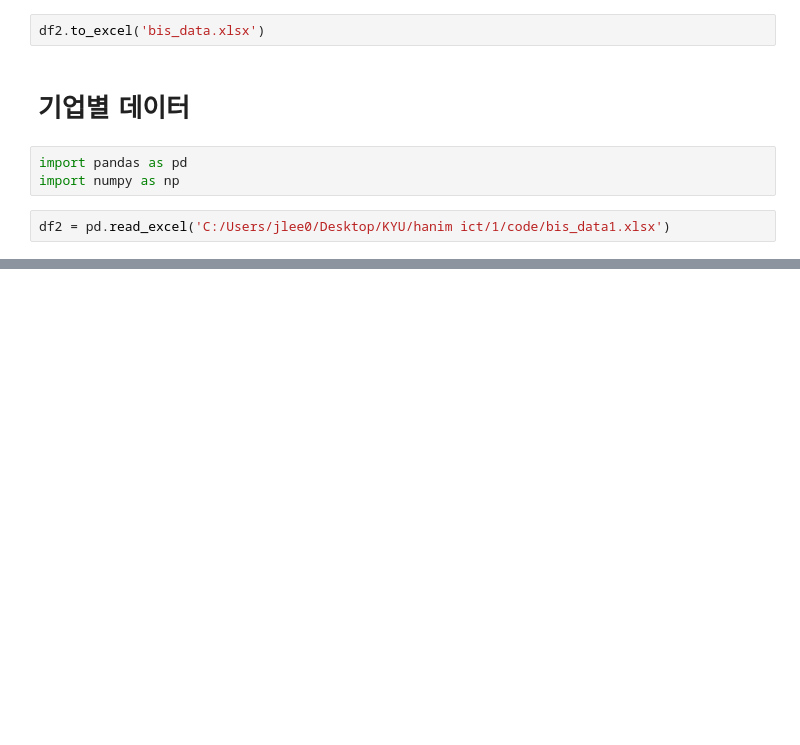
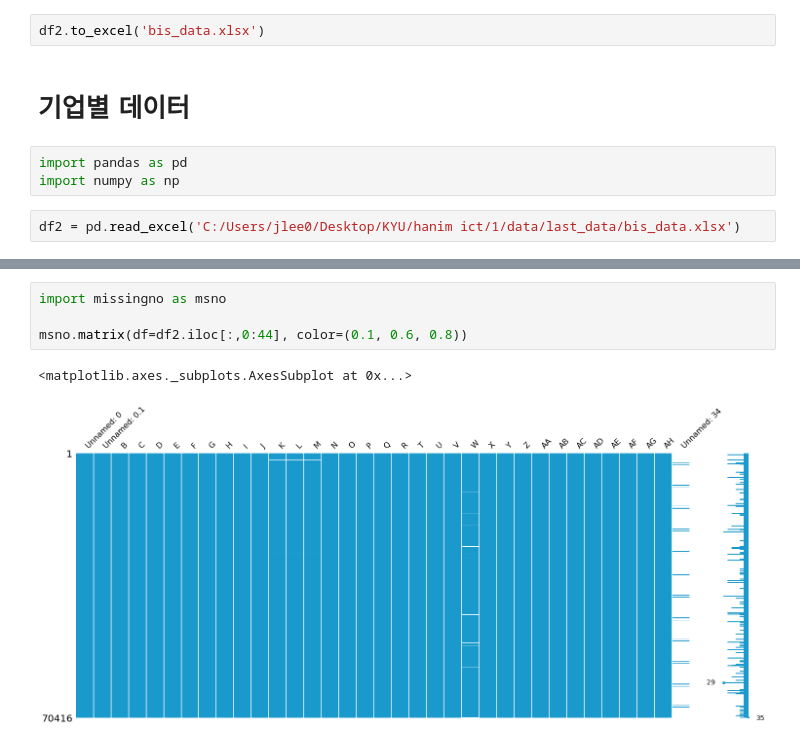
Before and after one commit to codingKYU/Deep-Learning, a Jupyter notebook: Quant_prediction/Quant project.ipynb, the cells around one changed output, grey strips where cells are left out. Cells and saved outputs as stored; diff of their text form; blank space fills up the shorter version.

```diff
--- a/Quant_prediction/Quant project.ipynb
+++ b/Quant_prediction/Quant project.ipynb
@@ -557,4 +559,4 @@ df2.to_excel('bis_data.xlsx')
 import pandas as pd
 import numpy as np
 # %%
-df2 = pd.read_excel('C:/Users/jlee0/Desktop/KYU/hanim ict/1/code/bis_data1.xlsx')
+df2 = pd.read_excel('C:/Users/jlee0/Desktop/KYU/hanim ict/1/data/last_data/bis_data.xlsx')
@@ -562,0 +579,7 @@ df2.drop(['T','AR'],axis = 1)
+# %%
+import missingno as msno
+
+msno.matrix(df=df2.iloc[:,0:44], color=(0.1, 0.6, 0.8))
+# %% [output]
+<matplotlib.axes._subplots.AxesSubplot at 0x...>
+[figure, added]
```
Also changed, not shown: parts of 27 cells of this notebook.
